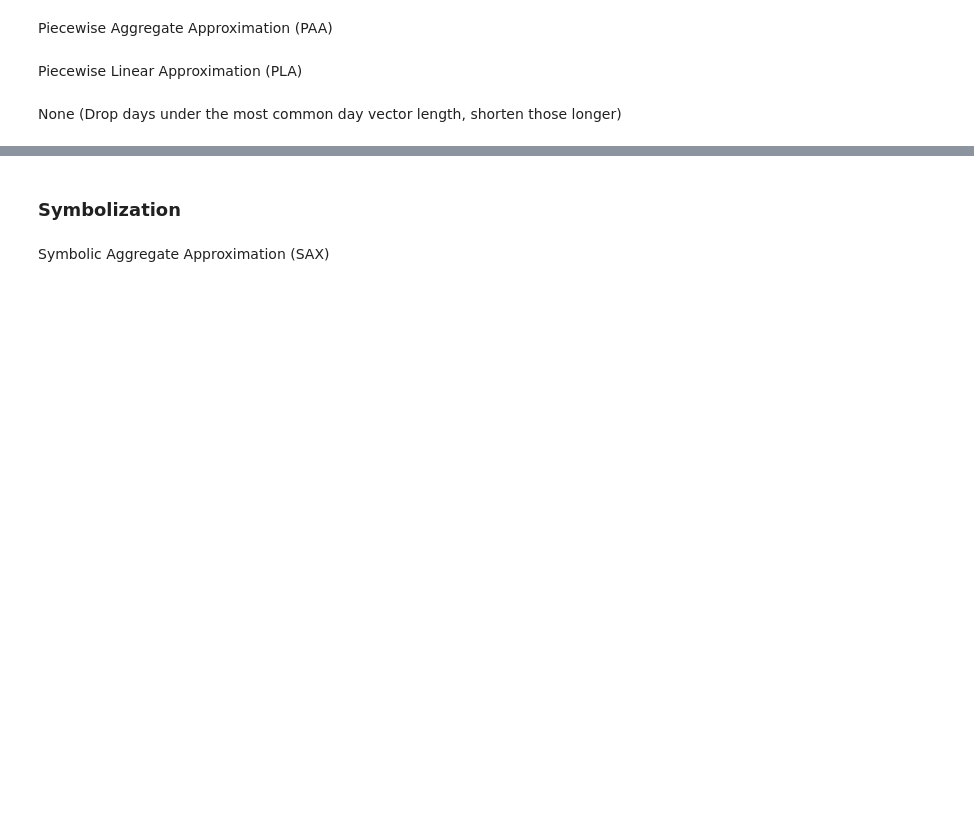
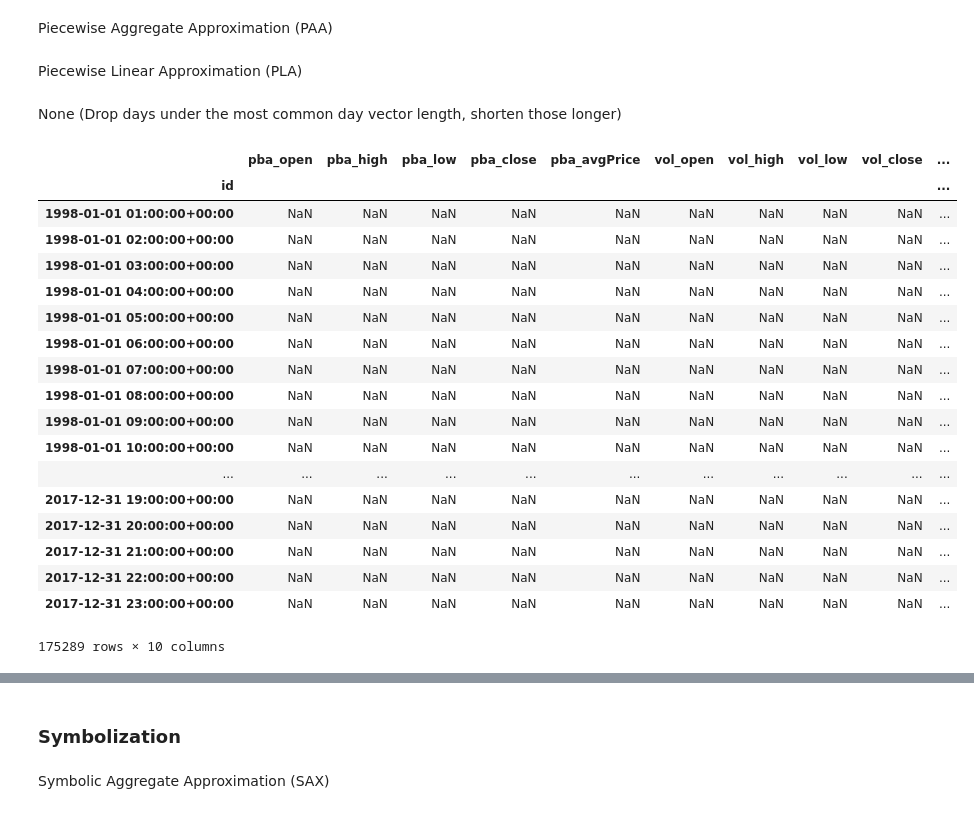
Before and after one commit to kevindirect/thesis-code, a Jupyter notebook: mutate/pattern_eda.ipynb, the cells around one changed output, grey strips where cells are left out. Saved outputs shown, nothing was run; the diff lists cells and outputs as text; code cells hidden in the pictures; blank space fills up the shorter version.

```diff
--- a/mutate/pattern_eda.ipynb
+++ b/mutate/pattern_eda.ipynb
@@ -253,3 +265,5 @@ price_vol_cols = ['pba_open', 'pba_close', 'pba_avgPrice', 'vol_open', 'vol_clos
 # %%
-thresh_cols_df = thresh_dfs[assets[1]].loc[:, thresh_cols]
-price_vol_cols_df = price_dfs[assets[1]].loc[:, price_vol_cols]
+thresh_df = thresh_dfs[assets[1]].loc[:, thresh_cols]
+pba_df = price_dfs[assets[1]].loc[:, pba_cols]
+vol_df = price_dfs[assets[1]].loc[:, vol_cols]
+pba_vol_df = price_dfs[assets[1]].loc[:, pba_vol_cols]
@@ -283,3 +373,26 @@ Piecewise Aggregate Approximation (PAA)
 Piecewise Linear Approximation (PLA)
 # %% [markdown]
 None (Drop days under the most common day vector length, shorten those longer)
+# %%
+cust, dzn_price_count_df = cust_count(price_vol_cols_df)
+price_vol_cols_df.groupby(pd.Grouper(freq=cust)).transform(zscore)
+# %% [output]
+|  | pba_open | pba_high | pba_low | pba_close | pba_avgPrice | vol_open | vol_high | vol_low | vol_close | ... |
+| id |  |  |  |  |  |  |  |  |  | ... |
+| 1998-01-01 01:00:00+00:00 | NaN | NaN | NaN | NaN | NaN | NaN | NaN | NaN | NaN | ... |
+| 1998-01-01 02:00:00+00:00 | NaN | NaN | NaN | NaN | NaN | NaN | NaN | NaN | NaN | ... |
+| 1998-01-01 03:00:00+00:00 | NaN | NaN | NaN | NaN | NaN | NaN | NaN | NaN | NaN | ... |
+| 1998-01-01 04:00:00+00:00 | NaN | NaN | NaN | NaN | NaN | NaN | NaN | NaN | NaN | ... |
+| 1998-01-01 05:00:00+00:00 | NaN | NaN | NaN | NaN | NaN | NaN | NaN | NaN | NaN | ... |
+| 1998-01-01 06:00:00+00:00 | NaN | NaN | NaN | NaN | NaN | NaN | NaN | NaN | NaN | ... |
+| 1998-01-01 07:00:00+00:00 | NaN | NaN | NaN | NaN | NaN | NaN | NaN | NaN | NaN | ... |
+| 1998-01-01 08:00:00+00:00 | NaN | NaN | NaN | NaN | NaN | NaN | NaN | NaN | NaN | ... |
+| 1998-01-01 09:00:00+00:00 | NaN | NaN | NaN | NaN | NaN | NaN | NaN | NaN | NaN | ... |
+| 1998-01-01 10:00:00+00:00 | NaN | NaN | NaN | NaN | NaN | NaN | NaN | NaN | NaN | ... |
+| ... | ... | ... | ... | ... | ... | ... | ... | ... | ... | ... |
+| 2017-12-31 19:00:00+00:00 | NaN | NaN | NaN | NaN | NaN | NaN | NaN | NaN | NaN | ... |
+| 2017-12-31 20:00:00+00:00 | NaN | NaN | NaN | NaN | NaN | NaN | NaN | NaN | NaN | ... |
+| 2017-12-31 21:00:00+00:00 | NaN | NaN | NaN | NaN | NaN | NaN | NaN | NaN | NaN | ... |
+| 2017-12-31 22:00:00+00:00 | NaN | NaN | NaN | NaN | NaN | NaN | NaN | NaN | NaN | ... |
+| 2017-12-31 23:00:00+00:00 | NaN | NaN | NaN | NaN | NaN | NaN | NaN | NaN | NaN | ... |
+175289 rows × 10 columns
```
Also changed, not shown: parts of 31 cells of this notebook, 3 other files.
